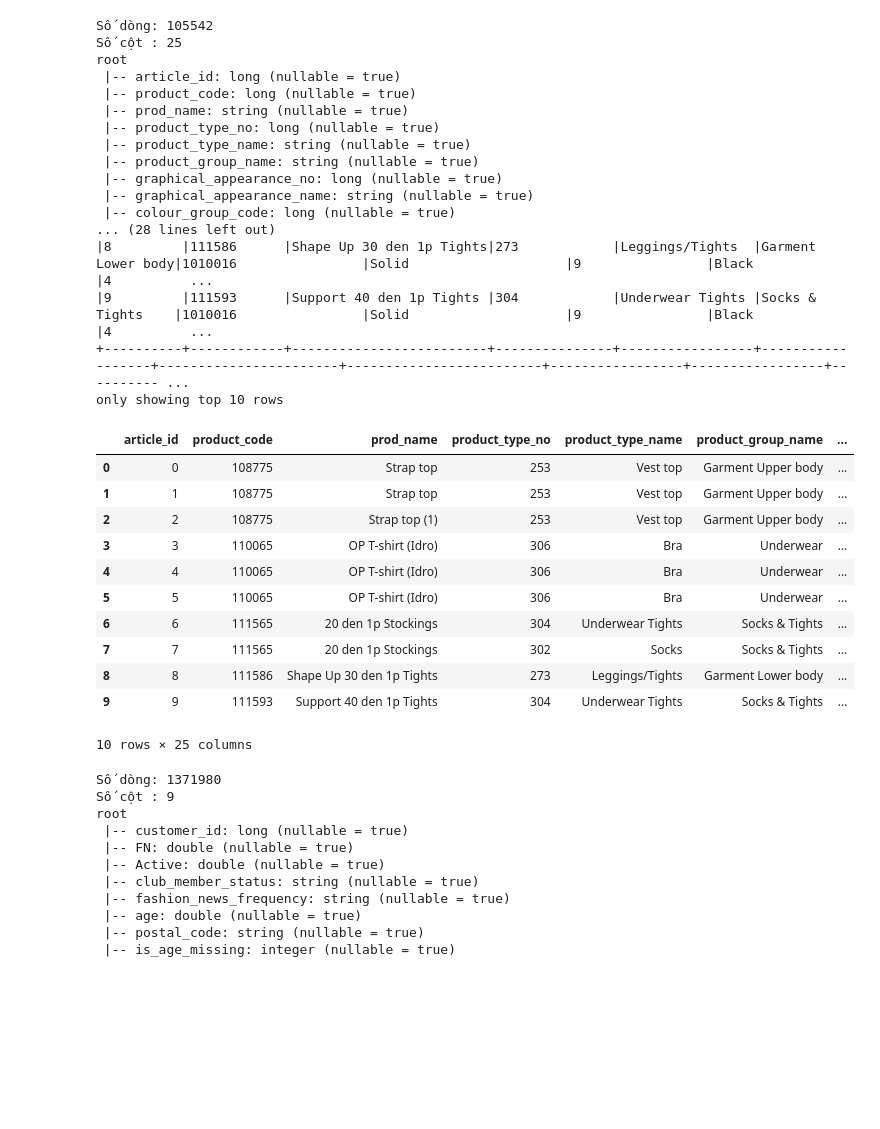
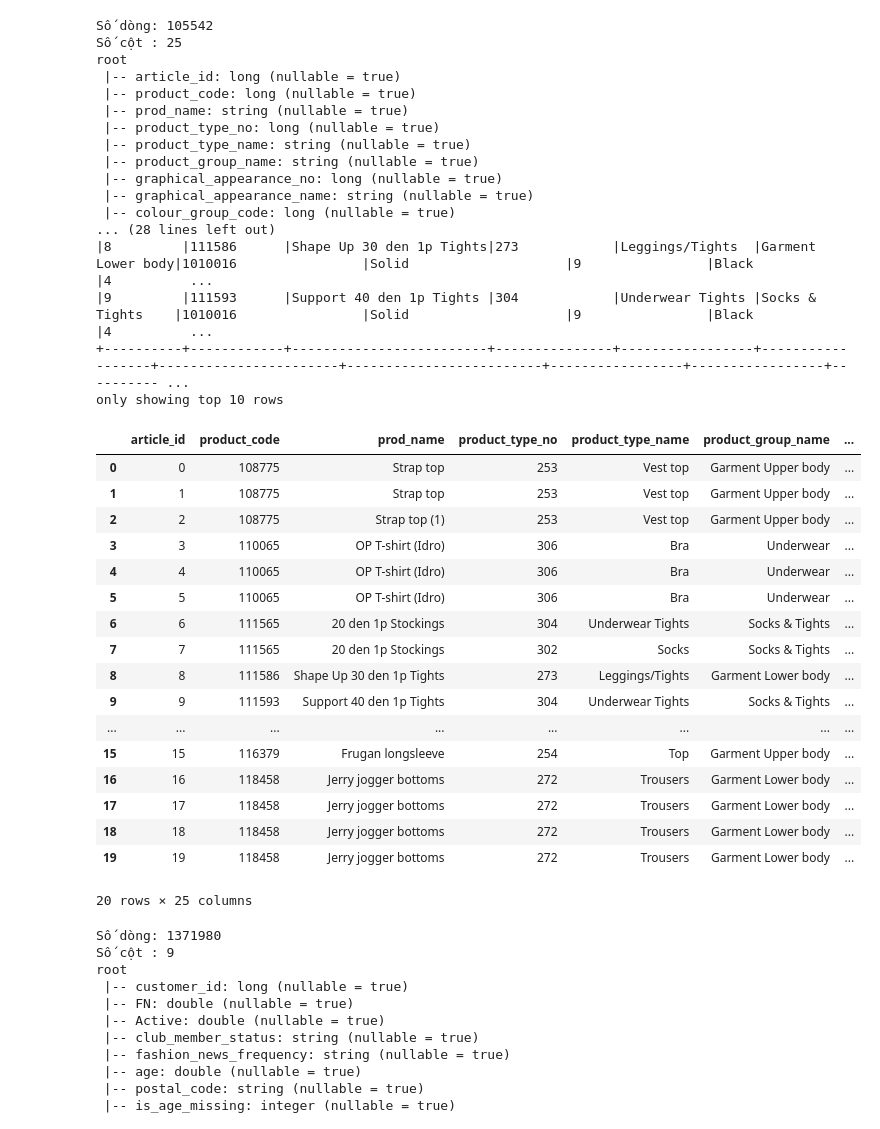
Before and after one commit to giahuy144/bao-cao-phan-khuc-khach-hang-rfm, a Jupyter notebook: notebooks/doc_du_lieu.ipynb, the cells around one changed output. Drawn from its saved outputs; the diff is of its cells as text; code cells hidden in the pictures; blank space fills up the shorter version.

```diff
--- a/notebooks/doc_du_lieu.ipynb
+++ b/notebooks/doc_du_lieu.ipynb
@@ -23,37 +23,43 @@ print("Số cột :", len(article_df.columns))
 article_df.printSchema()
 article_df.show(10, truncate=False)
 
-article_df.limit(10).toPandas()   # hiển thị dạng bảng đẹp trong Jupyter
+article_df.limit(20).toPandas()   # hiển thị dạng bảng đẹp trong Jupyter
 # %% [output]
 Số dòng: 105542
 Số cột : 25
 root
  |-- article_id: long (nullable = true)
  |-- product_code: long (nullable = true)
  |-- prod_name: string (nullable = true)
  |-- product_type_no: long (nullable = true)
  |-- product_type_name: string (nullable = true)
  |-- product_group_name: string (nullable = true)
  |-- graphical_appearance_no: long (nullable = true)
  |-- graphical_appearance_name: string (nullable = true)
  |-- colour_group_code: long (nullable = true)
 ... (28 lines left out)
 |8         |111586      |Shape Up 30 den 1p Tights|273            |Leggings/Tights  |Garment Lower body|1010016                |Solid                    |9                |Black            |4          ...
 |9         |111593      |Support 40 den 1p Tights |304            |Underwear Tights |Socks & Tights    |1010016                |Solid                    |9                |Black            |4          ...
 +----------+------------+-------------------------+---------------+-----------------+------------------+-----------------------+-------------------------+-----------------+-----------------+---------- ...
 only showing top 10 rows
 |  | article_id | product_code | prod_name | product_type_no | product_type_name | product_group_name | ... |
 | 0 | 0 | 108775 | Strap top | 253 | Vest top | Garment Upper body | ... |
 | 1 | 1 | 108775 | Strap top | 253 | Vest top | Garment Upper body | ... |
 | 2 | 2 | 108775 | Strap top (1) | 253 | Vest top | Garment Upper body | ... |
 | 3 | 3 | 110065 | OP T-shirt (Idro) | 306 | Bra | Underwear | ... |
 | 4 | 4 | 110065 | OP T-shirt (Idro) | 306 | Bra | Underwear | ... |
 | 5 | 5 | 110065 | OP T-shirt (Idro) | 306 | Bra | Underwear | ... |
 | 6 | 6 | 111565 | 20 den 1p Stockings | 304 | Underwear Tights | Socks & Tights | ... |
 | 7 | 7 | 111565 | 20 den 1p Stockings | 302 | Socks | Socks & Tights | ... |
 | 8 | 8 | 111586 | Shape Up 30 den 1p Tights | 273 | Leggings/Tights | Garment Lower body | ... |
 | 9 | 9 | 111593 | Support 40 den 1p Tights | 304 | Underwear Tights | Socks & Tights | ... |
+| ... | ... | ... | ... | ... | ... | ... | ... |
+| 15 | 15 | 116379 | Frugan longsleeve | 254 | Top | Garment Upper body | ... |
+| 16 | 16 | 118458 | Jerry jogger bottoms | 272 | Trousers | Garment Lower body | ... |
+| 17 | 17 | 118458 | Jerry jogger bottoms | 272 | Trousers | Garment Lower body | ... |
+| 18 | 18 | 118458 | Jerry jogger bottoms | 272 | Trousers | Garment Lower body | ... |
+| 19 | 19 | 118458 | Jerry jogger bottoms | 272 | Trousers | Garment Lower body | ... |
-10 rows × 25 columns
+20 rows × 25 columns
 # %%
 # bảng customer
 print("Số dòng:", customer_df.count())
```
Also changed, not shown: 9 other files.
